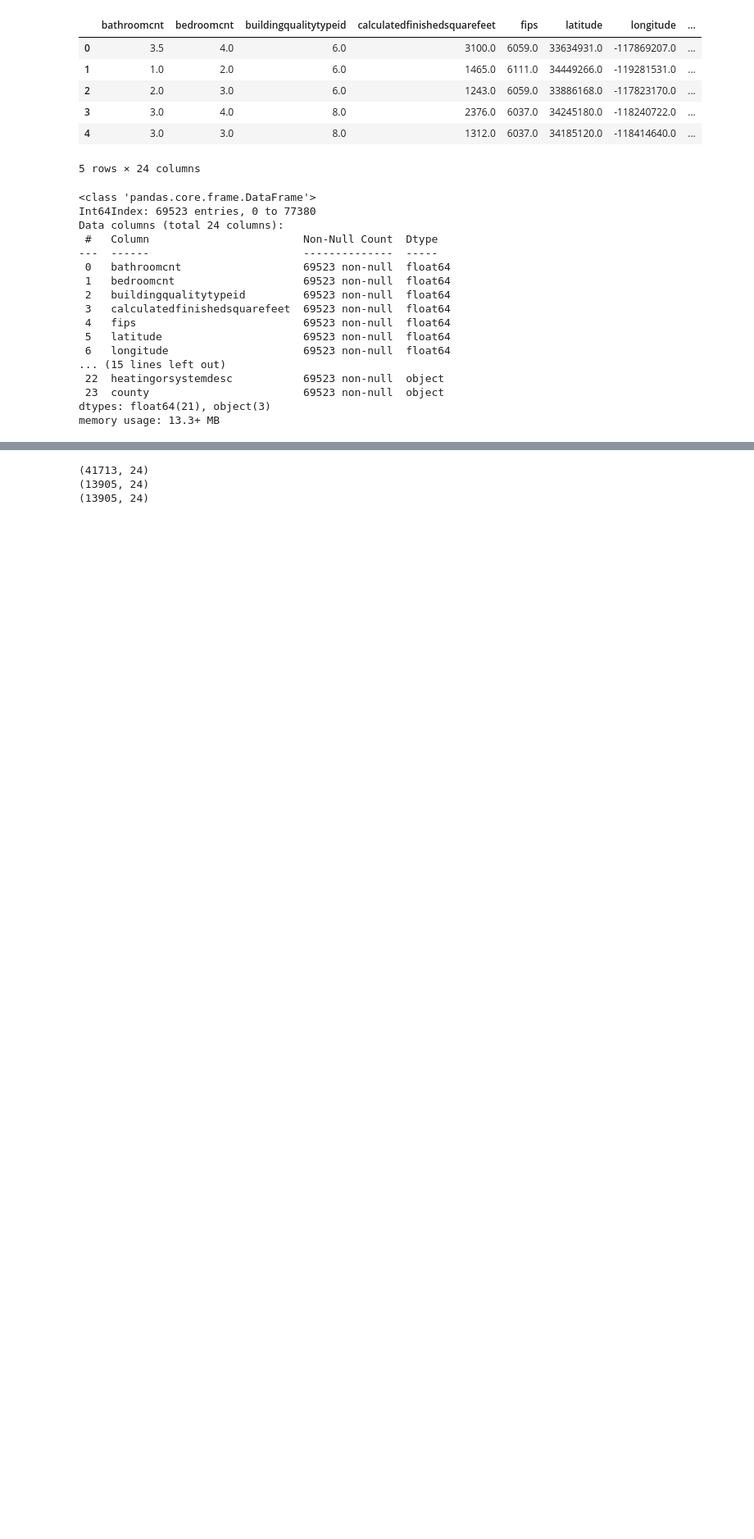
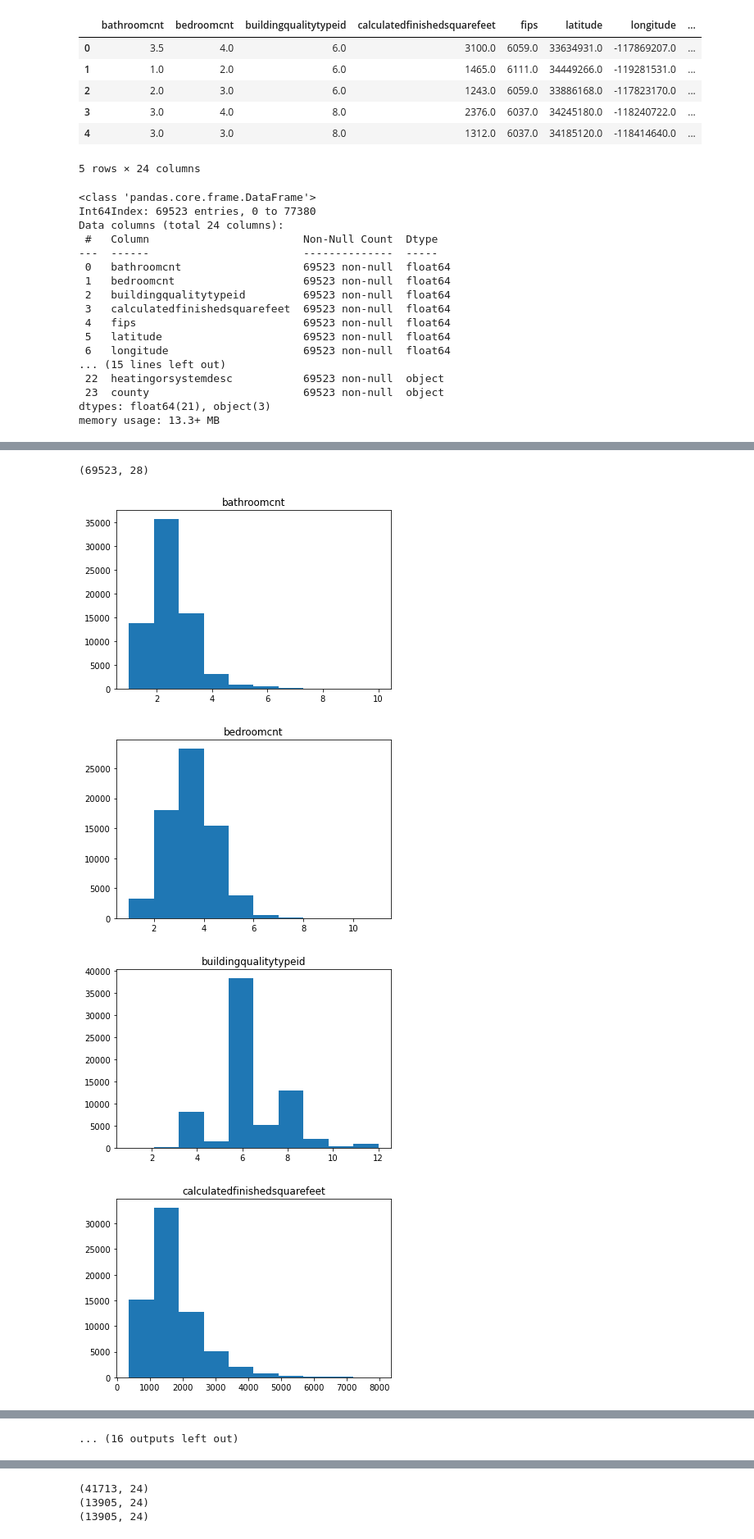
Before and after one commit to Brooke-Holyoak/clustering-exercises, a Jupyter notebook: explore_zillow.ipynb, the cells around one changed output, grey strips where cells are left out. Shown at 82% size. Cells and saved outputs as stored; diff of their text form; code cells hidden in the pictures; blank space fills up the shorter version.

```diff
--- a/explore_zillow.ipynb
+++ b/explore_zillow.ipynb
@@ -52,3 +54,6 @@ Data columns (total 24 columns):
  23  county                        69523 non-null  object
 dtypes: float64(21), object(3)
 memory usage: 13.3+ MB
+# %%
+df = wrangle.create_features(df)
+df.head().T
@@ -54,0 +83,7 @@ memory usage: 13.3+ MB
+# %%
+df_1 = df.drop(columns = ['taxamount', 'fips',
+                                       'yearbuilt',
+                                       'lotsizesquarefeet', 'regionidcity', 'regionidzip',
+                                       'structuretaxvaluedollarcnt', 'landtaxvaluedollarcnt',
+                         ])
+df_1.head().T
@@ -54,0 +108,14 @@ memory usage: 13.3+ MB
+# %%
+df_1.shape
+# %% [output]
+(69523, 28)
+# %%
+for col in df_1.columns:
+    plt.hist(df_1[col])
+    plt.title(col)
+    plt.show()
+# %% [output]
+[figure, added]
+[figure, added]
+[figure, added]
+[figure, added]
@@ -54,0 +130 @@ memory usage: 13.3+ MB
+... (16 outputs left out)
```
Also changed, not shown: parts of 56 cells of this notebook, 2 other files.
